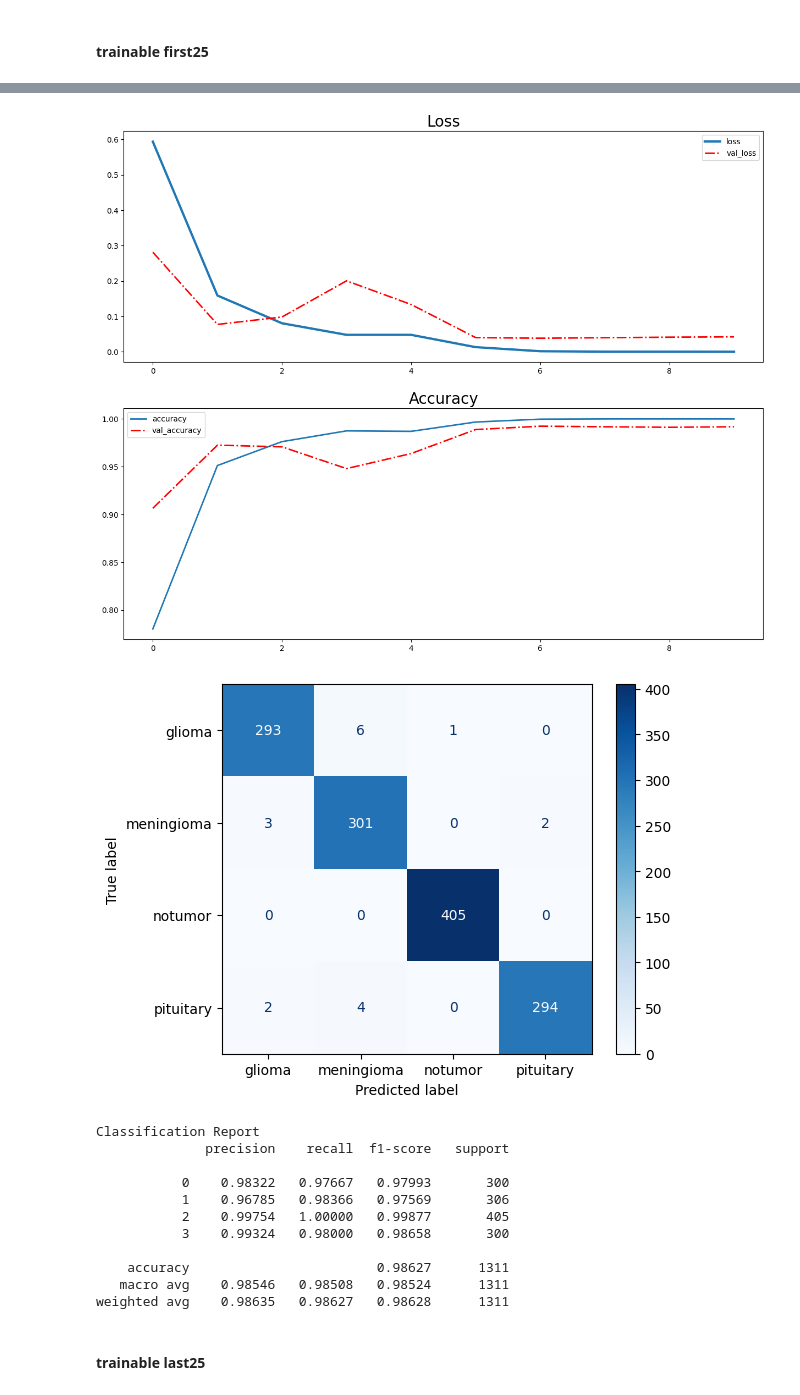
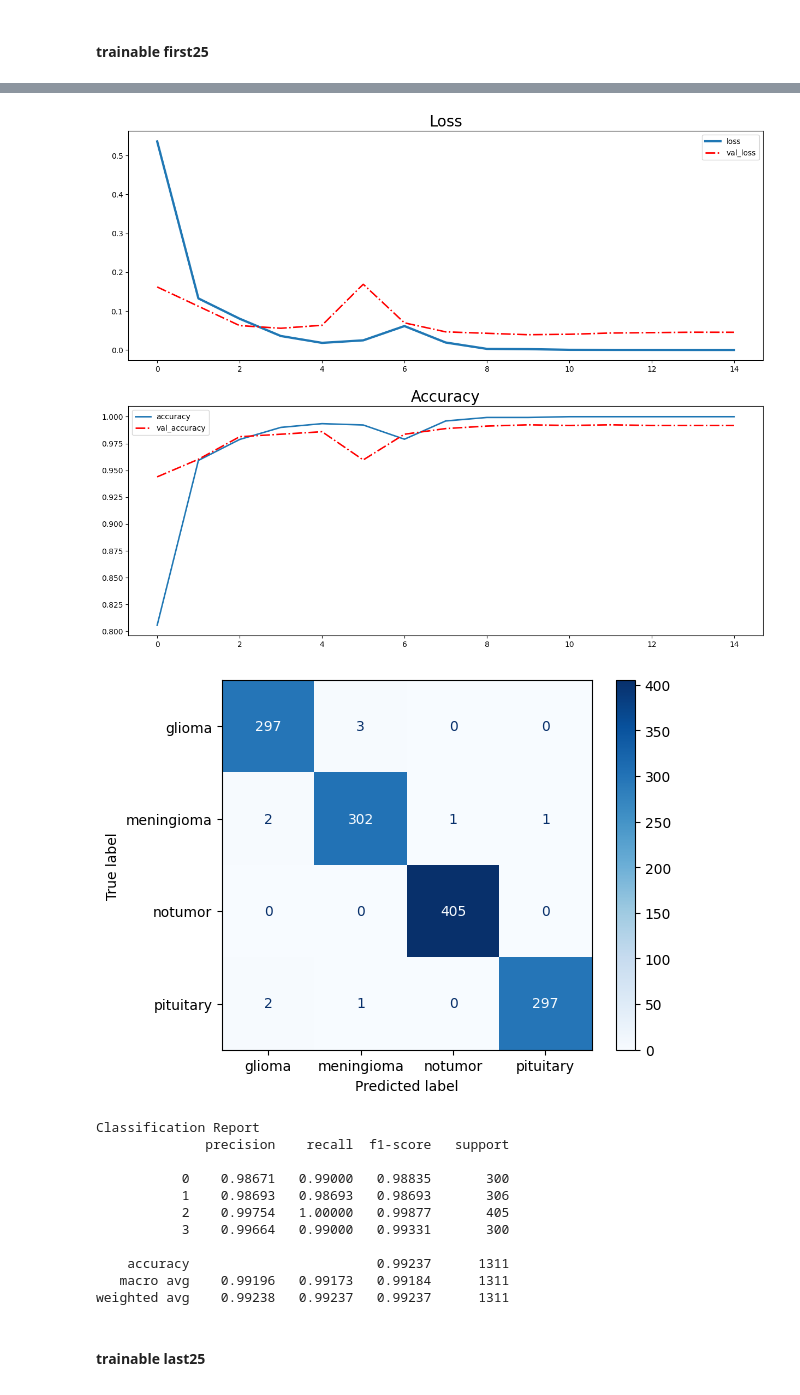
Before and after one commit to earfunnyy/Brain-Tumor-Classification, a Jupyter notebook: train.ipynb, the cells around one changed output, grey strips where cells are left out. Saved outputs shown, nothing was run; the diff lists cells and outputs as text; code cells hidden in the pictures.

```diff
--- a/train.ipynb
+++ b/train.ipynb
@@ -37,7 +37,7 @@ CWD
 # %% [output]
 '/workspace/Brain-Tumor-Classification'
 # %%
-EPOCHS = 10
+EPOCHS = 20
 SAVE_DIRECTORY = CWD + '/model'
 # %% [markdown]
 # Load Data
@@ -222,7 +274,7 @@ def train(model, model_name, train_ds, valid_ds, epochs, save_directory):
 
     return model, history
 # %%
-def plot(model, history):
+def plot(model, history, test_ds):
     # Convert result of training to DataFrame
     result = pd.DataFrame(history.history)
 
@@ -297,0 +352,4 @@ result_dict = {
+# %%
+train_ds_224, valid_ds_224, test_ds_224 = prepare_dataset(BASE_DIR, 224)
+train_ds_300, valid_ds_300, test_ds_300 = prepare_dataset(BASE_DIR, 300)
+train_ds_380, valid_ds_380, test_ds_380 = prepare_dataset(BASE_DIR, 380)
@@ -596,11 +683,11 @@ weighted avg    0.91656   0.91533   0.91516      1311
 #### trainable first25
 # %%
 model_name = 'efficientnetv2m_standart_trainable_first25'
-input_shape = (256,256,3)
+input_shape = (380,380,3)
 
 std_m_tf25 = build_model_trainable_first25(EfficientNetV2M, input_shape=input_shape, num_classes=4)
-std_m_tf25, history_std_m_tf25 = train(std_m_tf25, model_name, train_ds, valid_ds, EPOCHS, SAVE_DIRECTORY)
-history_std_m_tf25, test_loss, test_acc, test_f1score = plot(std_m_tf25, history_std_m_tf25)
+std_m_tf25, history_std_m_tf25 = train(std_m_tf25, model_name, train_ds_380, valid_ds_380, EPOCHS, SAVE_DIRECTORY)
+history_std_m_tf25, test_loss, test_acc, test_f1score = plot(std_m_tf25, history_std_m_tf25, test_ds_380)
 result(model_name, test_loss, test_acc, test_f1score, result_dict)
 # %% [output]
 Downloading data from https://storage.googleapis.com/tensorflow/keras-applications/efficientnet_v2/efficientnetv2-m_notop.h5
@@ -627,16 +714,16 @@ Epoch 7/10
-[figure, old version]
+[figure, new version]
 [figure]
 Classification Report
               precision    recall  f1-score   support
 
-           0    0.98322   0.97667   0.97993       300
-           1    0.96785   0.98366   0.97569       306
+           0    0.98671   0.99000   0.98835       300
+           1    0.98693   0.98693   0.98693       306
            2    0.99754   1.00000   0.99877       405
-           3    0.99324   0.98000   0.98658       300
+           3    0.99664   0.99000   0.99331       300
 
-    accuracy                        0.98627      1311
-   macro avg    0.98546   0.98508   0.98524      1311
-weighted avg    0.98635   0.98627   0.98628      1311
+    accuracy                        0.99237      1311
+   macro avg    0.99196   0.99173   0.99184      1311
+weighted avg    0.99238   0.99237   0.99237      1311
 # %% [markdown]
 #### trainable last25
 # %%
```
Also changed, not shown: parts of 14 cells of this notebook, 1 other file.
